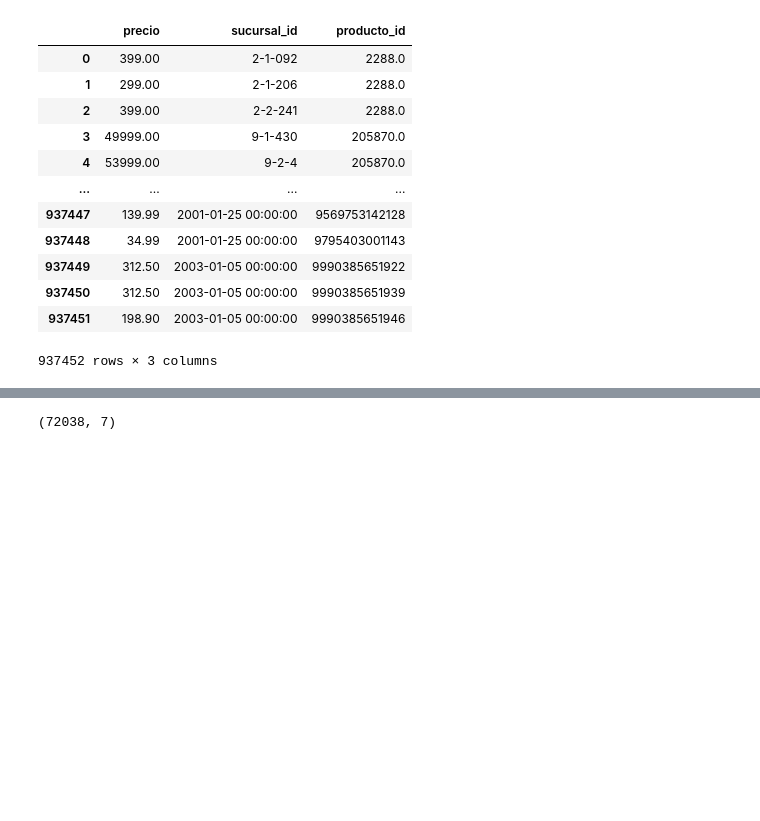
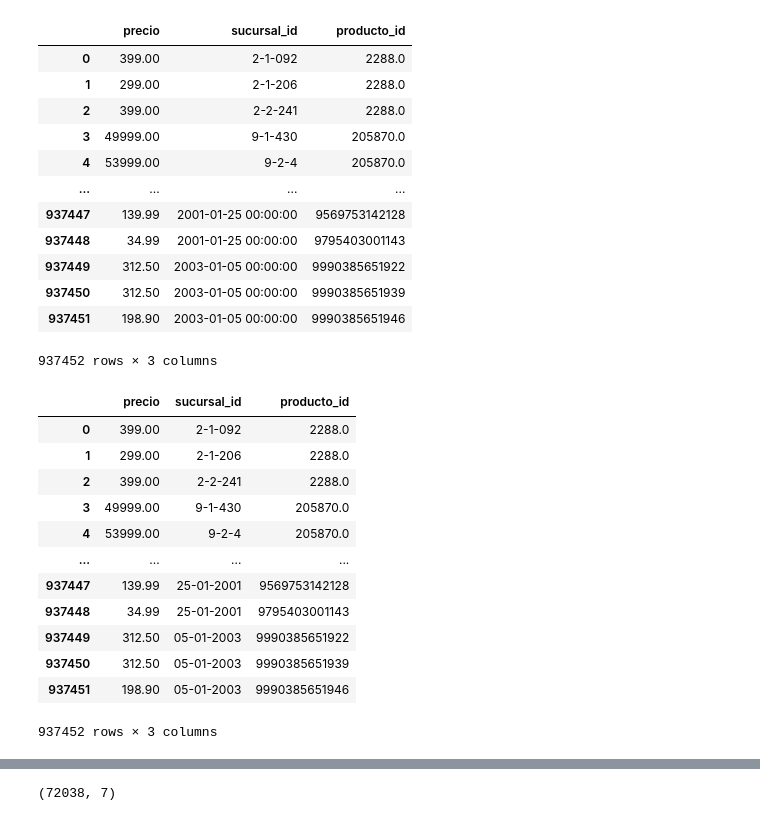
Before and after one commit to Martu-t/Martha-Tarantino-DSH-PI_DE, a Jupyter notebook: pipeline.ipynb, the cells around one changed output, grey strips where cells are left out. Saved outputs shown, nothing was run; the diff lists cells and outputs as text; code cells hidden in the pictures; blank space fills up the shorter version.

```diff
--- a/pipeline.ipynb
+++ b/pipeline.ipynb
@@ -87,3 +161,39 @@ precio_semana4
 | 937450 | 312.50 | 2003-01-05 00:00:00 | 9990385651939 |
 | 937451 | 198.90 | 2003-01-05 00:00:00 | 9990385651946 |
 937452 rows × 3 columns
+# %%
+#convierto el dato str para poder manipularlo mejor
+precio_semana4['sucursal_id']=precio_semana4['sucursal_id'].astype(str)
+# %%
+def norm_fecha (x):
+    '''
+    Esta funcion intenta normalizar los datos que vienen cargados como datetime en alguna columna
+    toma cada argumento seguido de '-' y los retorna los valores en el órden correcto
+    '''
+
+    if ' 00:00:00' in x:
+        x = x.replace(' 00:00:00','')
+        val_1 = x.split('-')[0]
+        val_2 = x.split('-')[1]
+        val_3 = x.split('-')[2]
+
+        x = val_3 + '-' + val_2 + '-' + val_1
+    return x
+# %%
+precio_semana4['sucursal_id']=precio_semana4['sucursal_id'].apply(norm_fecha)
+# %%
+precio_semana4
+# %% [output]
+|  | precio | sucursal_id | producto_id |
+| 0 | 399.00 | 2-1-092 | 2288.0 |
+| 1 | 299.00 | 2-1-206 | 2288.0 |
+| 2 | 399.00 | 2-2-241 | 2288.0 |
+| 3 | 49999.00 | 9-1-430 | 205870.0 |
+| 4 | 53999.00 | 9-2-4 | 205870.0 |
+| ... | ... | ... | ... |
+| 937447 | 139.99 | 25-01-2001 | 9569753142128 |
+| 937448 | 34.99 | 25-01-2001 | 9795403001143 |
+| 937449 | 312.50 | 05-01-2003 | 9990385651922 |
+| 937450 | 312.50 | 05-01-2003 | 9990385651939 |
+| 937451 | 198.90 | 05-01-2003 | 9990385651946 |
+937452 rows × 3 columns
```
Also changed, not shown: parts of 34 cells of this notebook, 2 other files.
